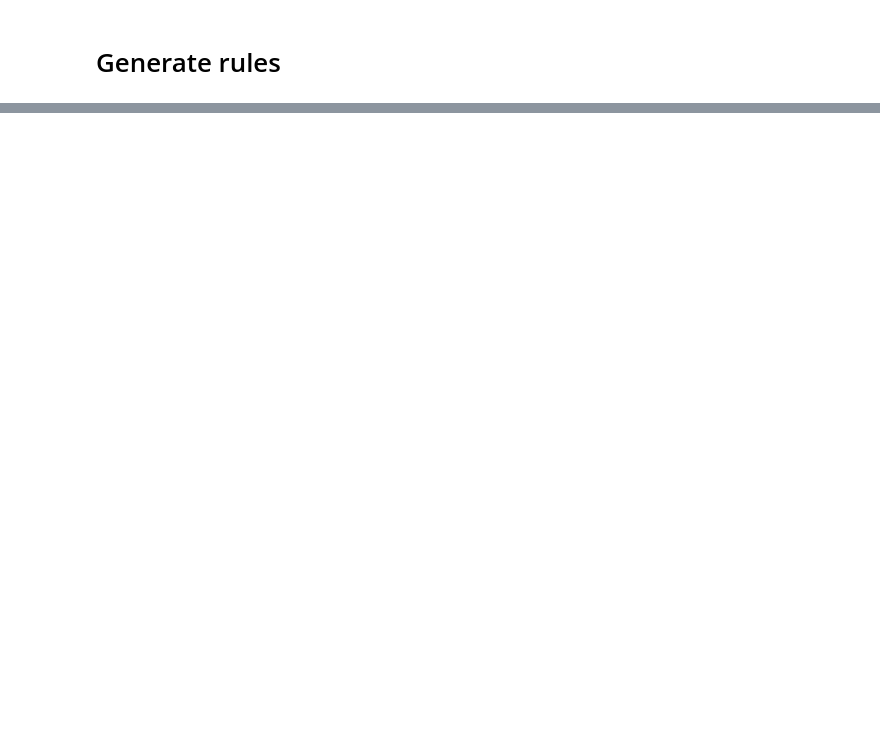
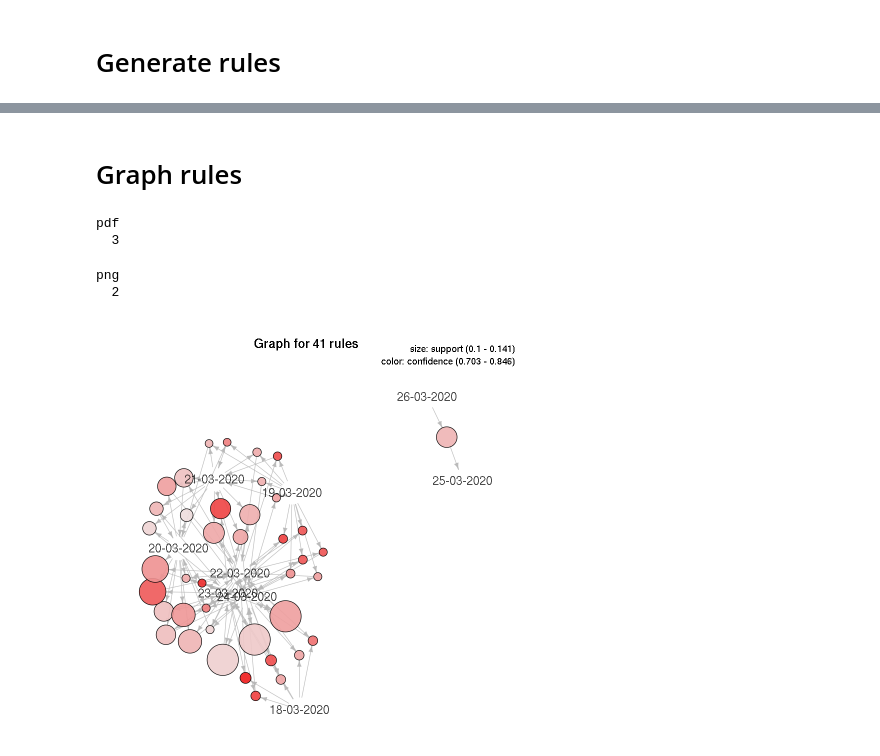
Before and after one commit to apetkau/comp7944-project, a Jupyter notebook: analysis/geo-date/geo_date_mining.ipynb, the cells around one changed output, grey strips where cells are left out. Drawn from its saved outputs; the diff is of its cells as text; code cells hidden in the pictures; blank space fills up the shorter version.

```diff
--- a/analysis/geo-date/geo_date_mining.ipynb
+++ b/analysis/geo-date/geo_date_mining.ipynb
@@ -111,0 +147,13 @@ set of 10 rules
+# %% [markdown]
+# Graph rules
+# %%
+set.seed(14)
+plot(location_rules, method="graph", cex=1.3, measure="support", shading="confidence", alpha=0.9)
+dev.copy(pdf, "geo-date-rules.pdf")
+dev.off()
+# %% [output]
+pdf
+  3
+png
+  2
+[figure, added]
```
Also changed, not shown: parts of 17 cells of this notebook, 7 other files.
